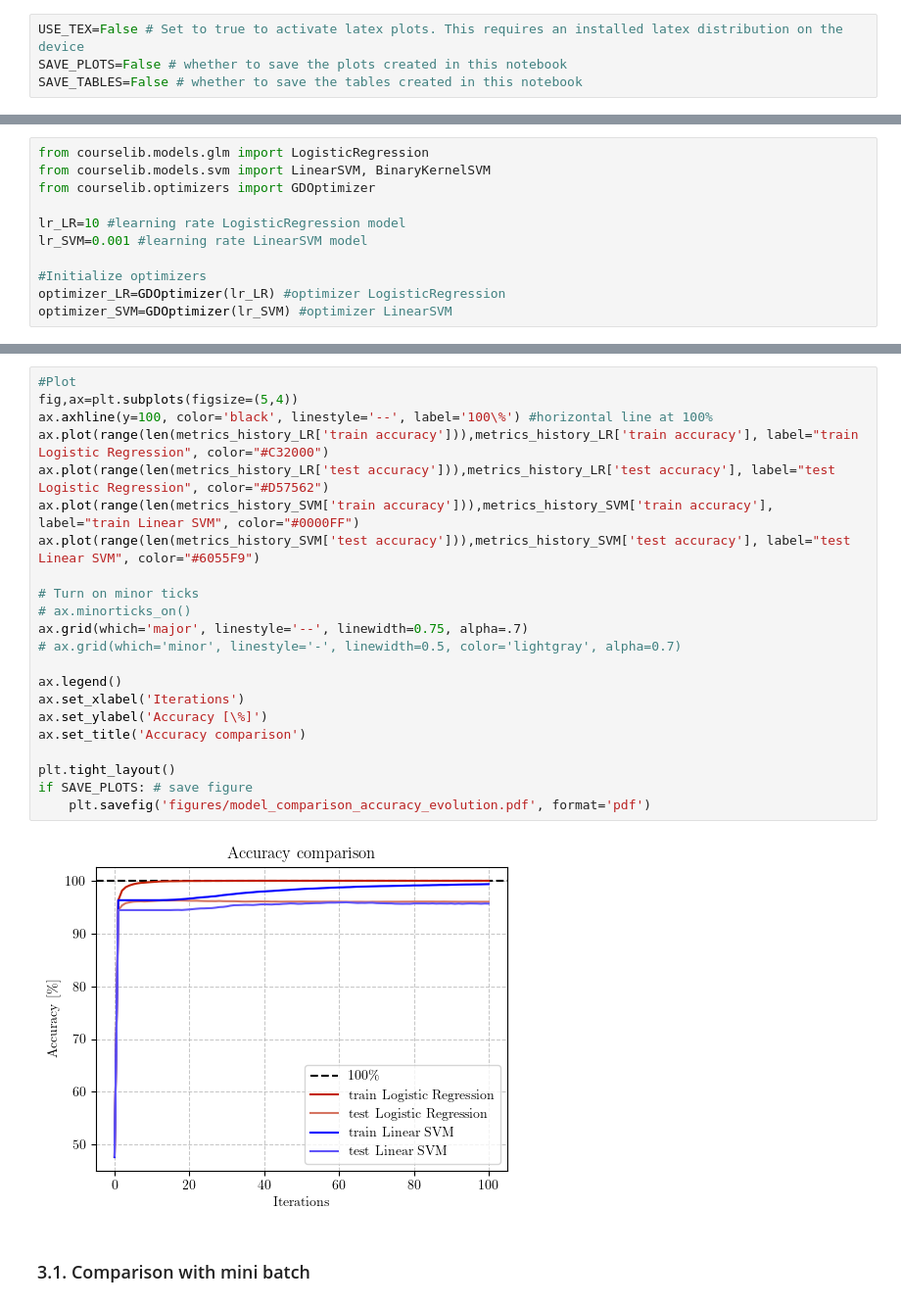
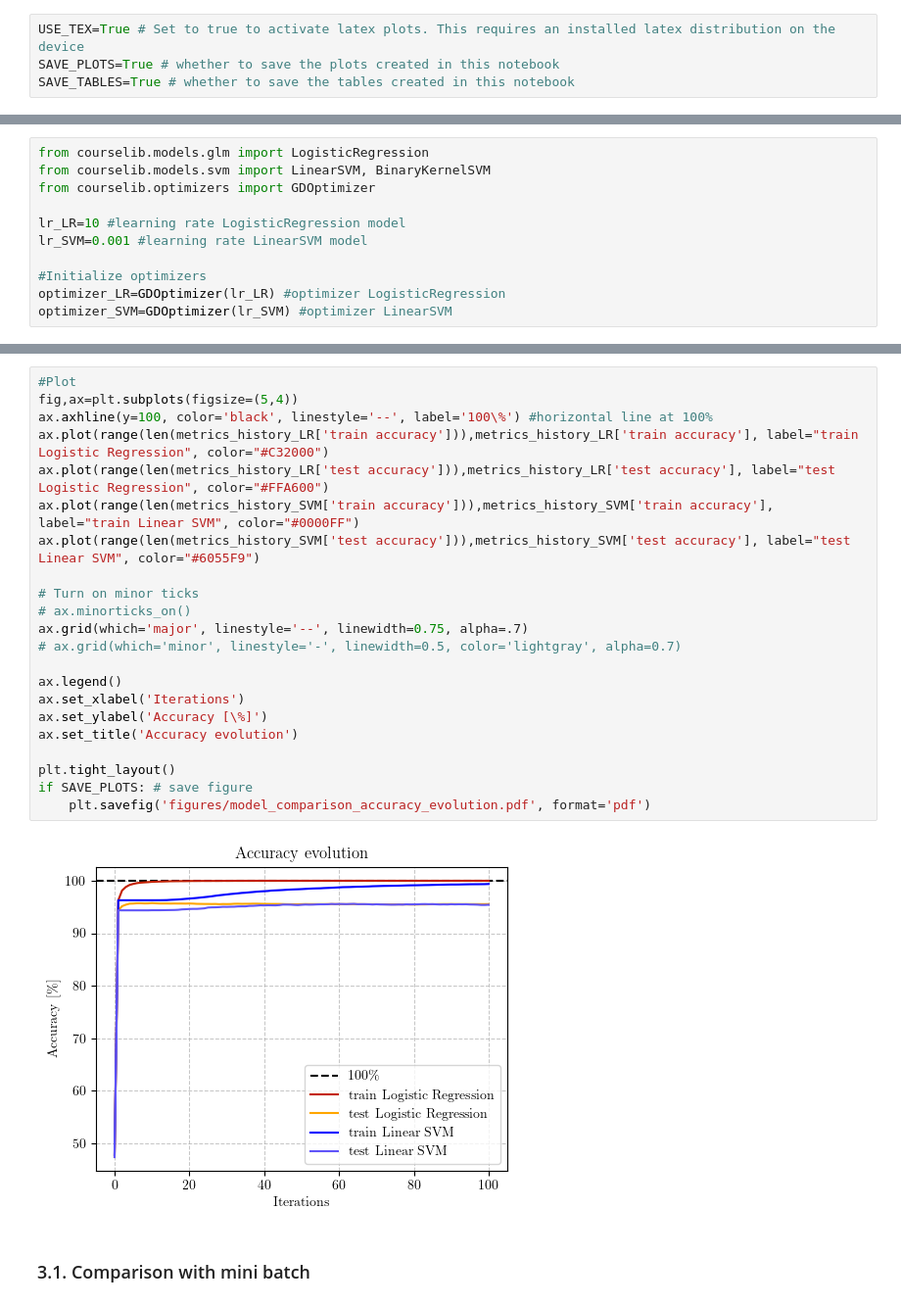
Before and after one commit to PH875/FakeNewsDetection_Project, a Jupyter notebook: fakenews_detection.ipynb, the cells around one changed output, grey strips where cells are left out. Shown at 98% size. Cells and saved outputs as stored; diff of their text form.

```diff
--- a/fakenews_detection.ipynb
+++ b/fakenews_detection.ipynb
@@ -1,7 +1,7 @@
 # %%
-USE_TEX=False # Set to true to activate latex plots. This requires an installed latex distribution on the device
-SAVE_PLOTS=False # whether to save the plots created in this notebook
-SAVE_TABLES=False # whether to save the tables created in this notebook
+USE_TEX=True # Set to true to activate latex plots. This requires an installed latex distribution on the device
+SAVE_PLOTS=True # whether to save the plots created in this notebook
+SAVE_TABLES=True # whether to save the tables created in this notebook
 # %%
 #Enable autoreloading of imported modules
 %load_ext autoreload
@@ -200,27 +200,27 @@ plt.show()
 # %%
 #Plot
 fig,ax=plt.subplots(figsize=(5,4))
 ax.axhline(y=100, color='black', linestyle='--', label='100\%') #horizontal line at 100%
 ax.plot(range(len(metrics_history_LR['train accuracy'])),metrics_history_LR['train accuracy'], label="train Logistic Regression", color="#C32000")
-ax.plot(range(len(metrics_history_LR['test accuracy'])),metrics_history_LR['test accuracy'], label="test Logistic Regression", color="#D57562")
+ax.plot(range(len(metrics_history_LR['test accuracy'])),metrics_history_LR['test accuracy'], label="test Logistic Regression", color="#FFA600")
 ax.plot(range(len(metrics_history_SVM['train accuracy'])),metrics_history_SVM['train accuracy'], label="train Linear SVM", color="#0000FF")
 ax.plot(range(len(metrics_history_SVM['test accuracy'])),metrics_history_SVM['test accuracy'], label="test Linear SVM", color="#6055F9")
 
 # Turn on minor ticks
 # ax.minorticks_on()
 ax.grid(which='major', linestyle='--', linewidth=0.75, alpha=.7)
 # ax.grid(which='minor', linestyle='-', linewidth=0.5, color='lightgray', alpha=0.7)
 
 ax.legend()
 ax.set_xlabel('Iterations')
 ax.set_ylabel('Accuracy [\%]')
-ax.set_title('Accuracy comparison')
+ax.set_title('Accuracy evolution')
 
 plt.tight_layout()
 if SAVE_PLOTS: # save figure
     plt.savefig('figures/model_comparison_accuracy_evolution.pdf', format='pdf')
 # %% [output]
-[figure, old version]
+[figure, new version]
 # %% [markdown]
 ### 3.1. Comparison with mini batch
 # %%
```
Also changed, not shown: parts of 11 cells of this notebook, 23 other files.
